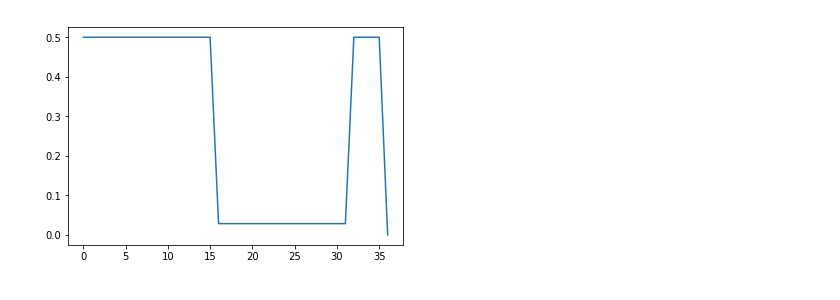
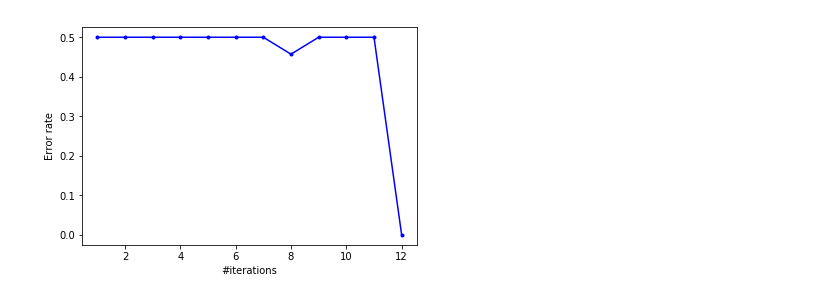
Before and after one commit to hukkelas/COGS181, a Jupyter notebook: homework3/cogs181_hw3.ipynb, the cells around one changed output. Cells and saved outputs as stored; diff of their text form; code cells hidden in the pictures.

```diff
--- a/homework3/cogs181_hw3.ipynb
+++ b/homework3/cogs181_hw3.ipynb
@@ -28,55 +38,74 @@ y_test = y[testing_mask]
 # %%
 import random
 import matplotlib.pyplot as plt
+from sklearn.metrics import accuracy_score
 %matplotlib inline
 
-def predict(X,w,b):
+# Returns the predicted values of our classifier
+# X is Nx4
+# w is 4x1
+# b is scalar
+def f(X,w,b):
+
+    # Our classifier
     values = np.dot(X,w) + b
+    # Map all calculated values to -1 or 1 given value >= 0
     mapper = lambda x: [-1,1][x >= 0]
-    predictions = [mapper(x) for x in values]
+    # Map to -1,1
+    vectorizer = np.vectorize(mapper)
+    predictions = vectorizer(values)
     return predictions
 
 def error(X,Y,w,b):
-    predictions = predict(X,w,b)
-    correctness = predictions == Y
-    error = 1 - sum(correctness) / float(len(X))
+    predictions = f(X,w,b)
+    # error can also be calculated manually by
+    correct = (predictions == Y).sum()
+    accuracy = correct / float(len(X))
+    error = 1 - accuracy
+    # Can be calulated with sklearn function as well...
+    # error = 1- accuracy_score(Y.astype(int), predictions)
     return error
 
-
-
-def f(x,w, b):
-    v = np.dot(w.T, x) + b
-    if v >= 0:
-        return 1
-    return -1
-
-def perceptron_learn(X,Y, max_iterations):
-    w = np.array([random.random() for i in range(len(X[0]))])
-    b = random.random()
-    lam = 0.1
+# X Nx4
+# Y Nx1
+# w 4x1
+# b scalar
+def perceptron_learn(X, Y, w, b, max_iterations):
+    ws = []
+    bs = []
     error_rate = 1
     it = 0
     errors = []
-    while error_rate != 0 and it < max_iterations:
+    while error_rate > 0 and it < max_iterations:
         error_rate = error(X,Y,w,b)
         errors.append(error_rate)
+        it = it + 1
+        ws.append(w)
+        bs.append(b)
+        # Select a random point
         i = random.randrange(0, len(X))
+        # Calculate prediction
         prediction = f(X[i], w, b)
-        it = it + 1
         if prediction == Y[i]:
             continue
         else:
             w = w + lam*(Y[i] - prediction)*X[i]
             b = b + lam*(Y[i] - prediction)
 
-    print it
-    return w,b,errors
+    return ws,bs,errors
 
-w,b,e = perceptron_learn(x_train,y_train,1000)
-print "done"
+w = np.array([random.random() for i in range(len(X[0]))])
+b = random.random()
+lam = 0.1
 
-print sum(predict(x, w, b))
+ws ,bs ,e = perceptron_learn(X_train,Y_train, w, b, 1000)
+print "Perceptron learn done"
+w = ws[-1]
+b = bs[-1]
 
-plt.plot([x for x in range(0,len(e))], e)
-print len(e)
+plt.plot([x for x in range(1,len(e)+1)], e, "-b.", label="Error rate")
+plt.xlabel("#iterations")
+plt.ylabel("Error rate")
+print "Trained W:\n", w
+print "Trained b:", b
 # %% [output]
@@ -87 +117 @@ done
-[figure, old version]
+[figure, new version]
```
Also changed, not shown: parts of 16 cells of this notebook, 15 other files.
